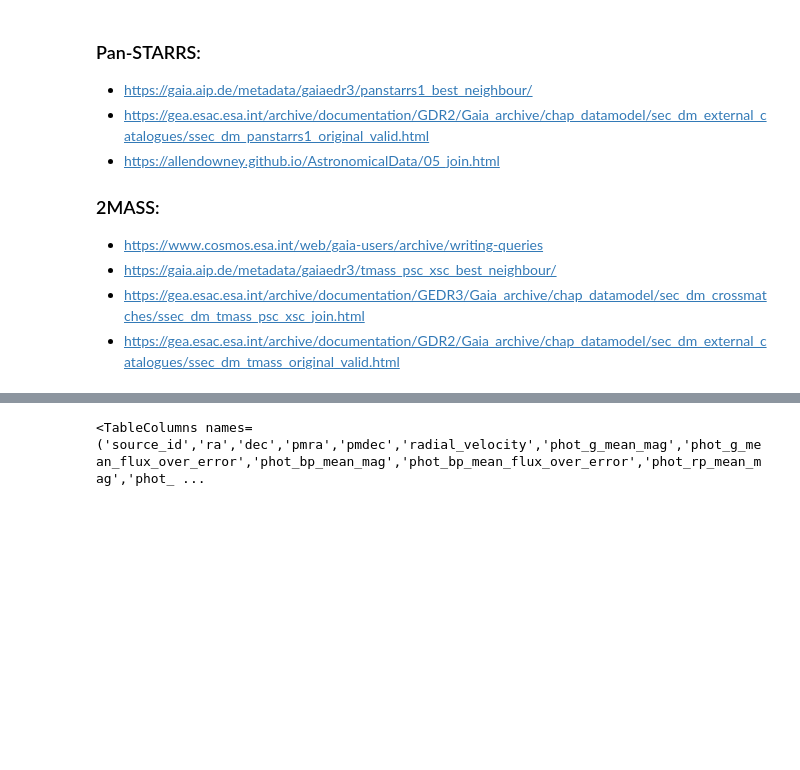
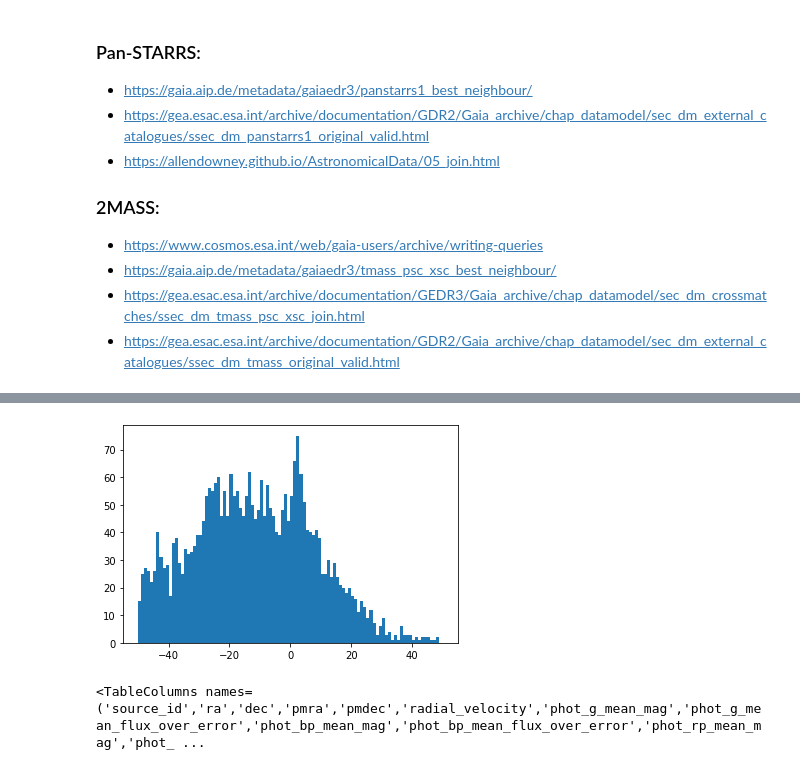
Before and after one commit to Clairezy/BASE9_utils, a Jupyter notebook: getGaiaData/genBASE9PhotFile.ipynb, the cells around one changed output, grey strips where cells are left out. Drawn from its saved outputs; the diff is of its cells as text; code cells hidden in the pictures; blank space fills up the shorter version.

```diff
--- a/getGaiaData/genBASE9PhotFile.ipynb
+++ b/getGaiaData/genBASE9PhotFile.ipynb
@@ -71,3 +72,8 @@ Table length=150538
+# %%
+f, ax = plt.subplots()
+_ = ax.hist(NGC6819.data['radial_velocity'], bins=100, range=[-50,50])
+# %% [output]
+[figure, added]
 # %%
 NGC6819.data.columns
 # %% [output]
```
Also changed, not shown: parts of 10 cells of this notebook, 11 other files.
